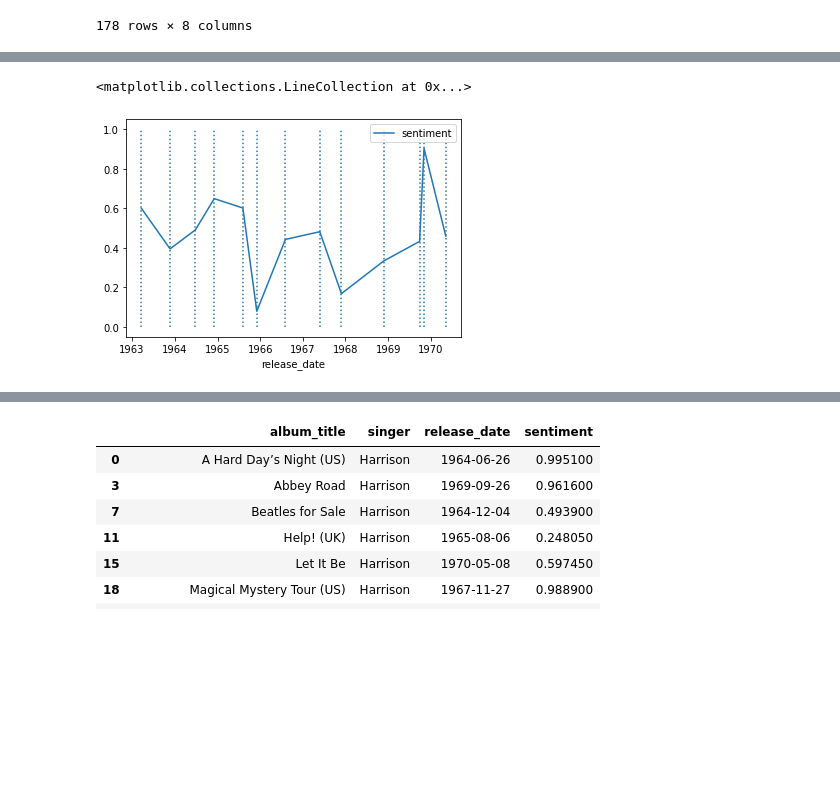
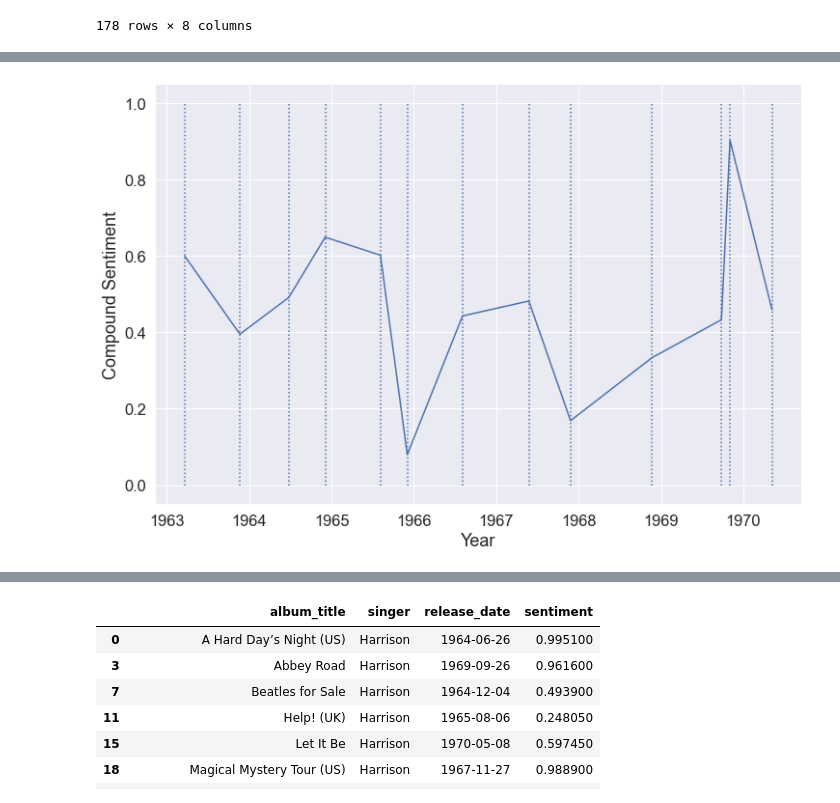
Before and after one commit to josephpcowell/cowell_proj_5, a Jupyter notebook: text_analysis.ipynb, the cells around one changed output, grey strips where cells are left out. Saved outputs shown, nothing was run; the diff lists cells and outputs as text; code cells hidden in the pictures; blank space fills up the shorter version.

Commit message:
Getting basic visuals for tomorrow's presentation

```diff
--- a/text_analysis.ipynb
+++ b/text_analysis.ipynb
@@ -361,0 +356,9 @@ sns.lineplot(data=topic_df.iloc[:,7:12])
+# %%
+fig, ax = plt.subplots()
+sns.set(font_scale=1.5)
+fig.set_size_inches(12,8)
+sns.lineplot(data=topic_df.iloc[:,7:12])
+plt.vlines(x=beatles_sent.index.tolist(),ymin=0,ymax=1,ls=':')
+plt.xlabel('Year')
+plt.legend(['Desire','Reality','Relationships','Home','Fun'])
+plt.savefig('beatles_topics.png');
@@ -361,0 +415,9 @@ sns.lineplot(data=topic_df.iloc[:,7:12])
+# %%
+fig, ax = plt.subplots()
+sns.set(font_scale=1.5)
+fig.set_size_inches(12,8)
+sns.lineplot(data=singer_top,hue='song_topic')
+plt.vlines(x=beatles_sent.index.tolist(),ymin=0,ymax=1,ls=':')
+plt.xlabel('Year')
+plt.legend(['Desire','Reality','Relationships','Home','Fun'])
+# plt.savefig('beatles_topics.png');
@@ -428,11 +515,17 @@ beatles_sent = beatles.groupby(['album_title','release_date']).mean().reset_inde
 # %%
 beatles_sent.drop(labels='song_topic',axis=1,inplace=True)
 # %%
+fig, ax = plt.subplots()
+sns.set(font_scale=1.5)
+fig.set_size_inches(12,8)
 sns.lineplot(data=beatles_sent)
 plt.vlines(x=beatles_sent.index.tolist(),ymin=0,ymax=1,ls=':')
+plt.xlabel('Year')
+plt.ylabel('Compound Sentiment')
+ax.get_legend().remove();
+# plt.savefig('beatles_sent.png');
 # %% [output]
-<matplotlib.collections.LineCollection at 0x...>
-[figure, old version]
+[figure, new version]
 # %%
 sentiment = beatles.groupby(['album_title','singer','release_date']).mean()
 # %%
```
Also changed, not shown: parts of 20 cells of this notebook.
